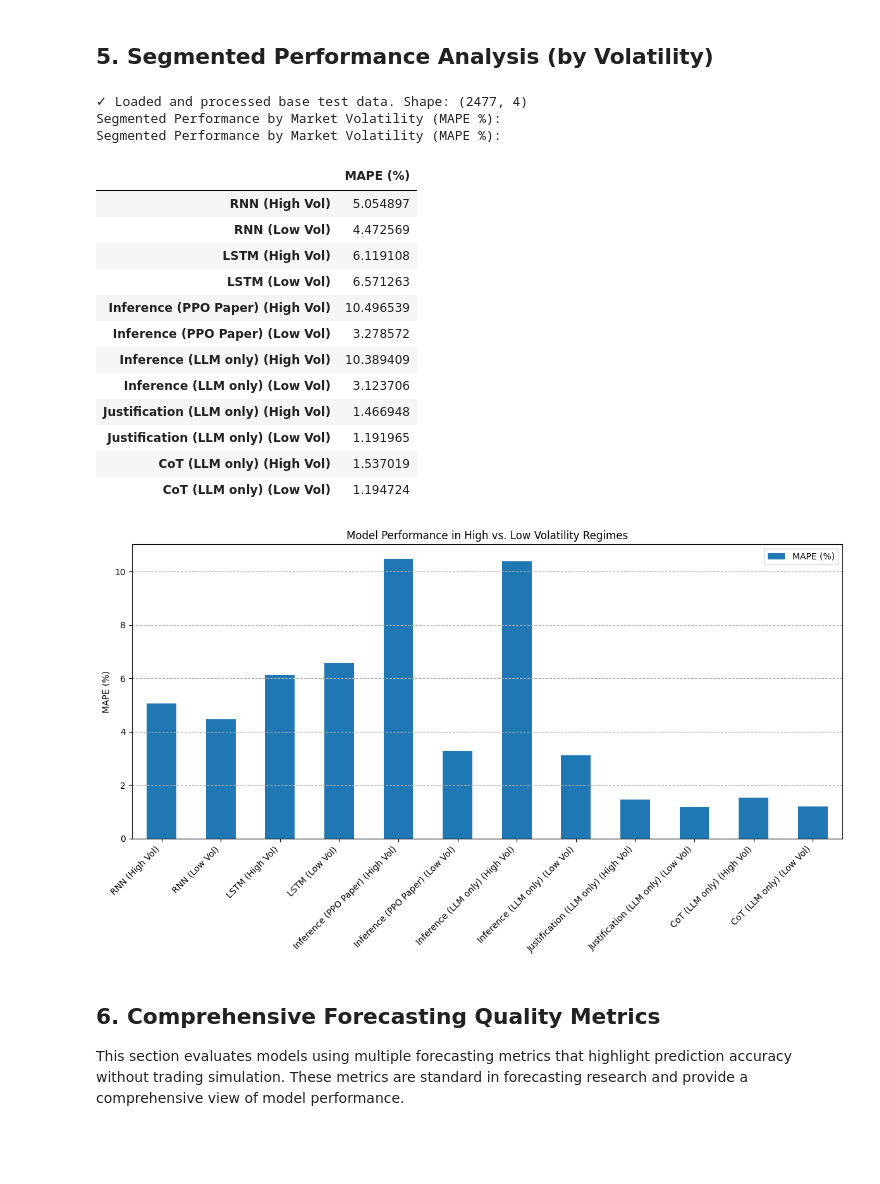
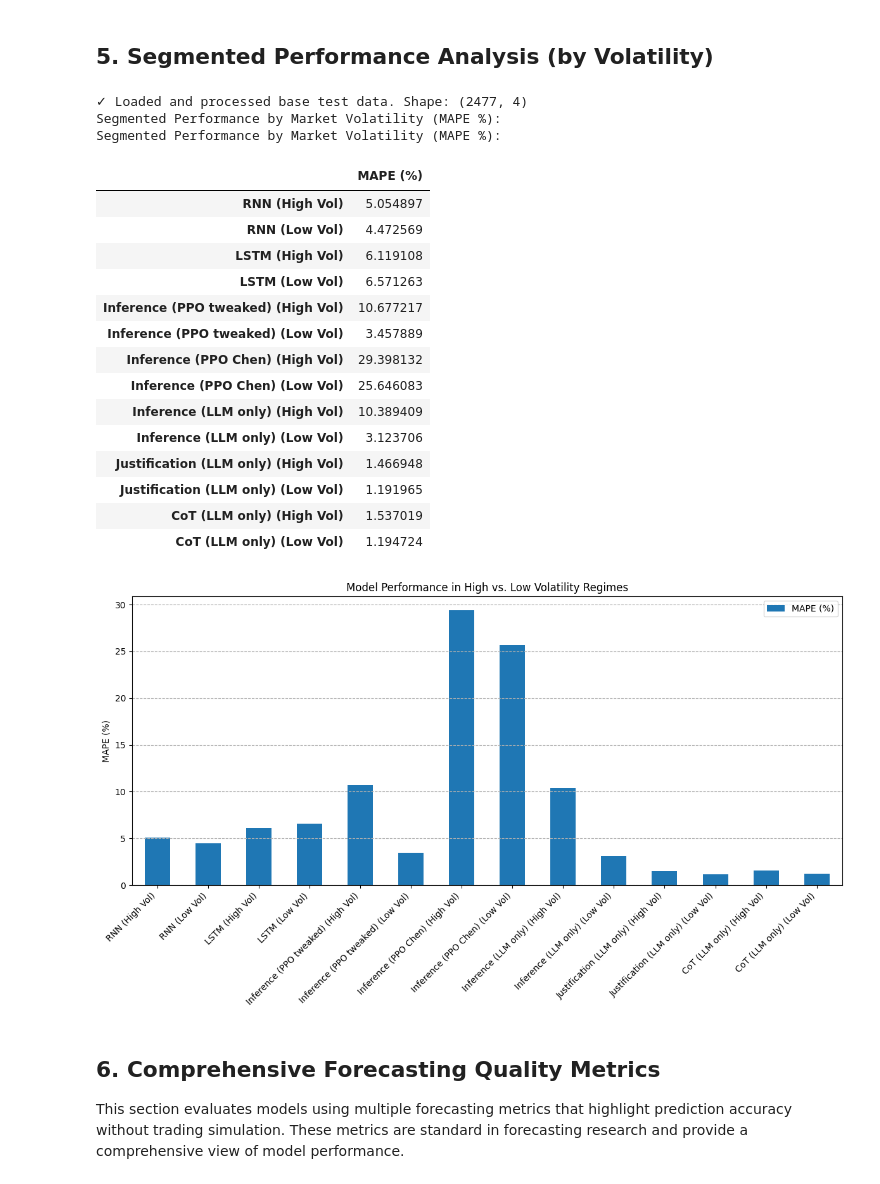
Before and after one commit to ajiayi-debug/StockPPOLLMresearch, a Jupyter notebook: model/llm_results.ipynb, the cells around one changed output. Saved outputs shown, nothing was run; the diff lists cells and outputs as text; code cells hidden in the pictures; blank space fills up the shorter version.

```diff
--- a/model/llm_results.ipynb
+++ b/model/llm_results.ipynb
@@ -54,6 +54,7 @@ try:
     # --- Load PPO-adjusted predictions ---
     # Original PPO model
     inference_ppo_df = pd.read_csv('../results/test_predictions_with_ppo.csv')
+    chen_ppo_df = pd.read_csv('../results/test_predictions_with_ppo_chen.csv')
 
     # --- Load raw LLM predictions (without PPO) ---
     with open('../results/llm_predictions_checkpoint.json', 'r') as f:
@@ -271,11 +278,15 @@ if 'rnn_lstm_df' in locals():
     analyze_by_volatility(rnn_lstm_df_vol, 'LSTM', volatility_results, pred_col='lstm_prediction')
 
 if base_test_df is not None:
-    # --- Analyze PPO (Paper) Model ---
-    if 'paper_ppo_df' in locals():
+    # --- Analyze PPO  Model ---
+    if 'inference_ppo_df' in locals():
         # The CSV already has the necessary columns, just merge recent_prices
-        paper_ppo_df['recent_prices'] = base_test_df['recent_prices']
-        analyze_by_volatility(paper_ppo_df, 'Inference (PPO Paper)', volatility_results, pred_col='ppo_adjusted_prediction')
+        inference_ppo_df['recent_prices'] = base_test_df['recent_prices']
+        analyze_by_volatility(inference_ppo_df, 'Inference (PPO tweaked)', volatility_results, pred_col='ppo_adjusted_prediction')
+
+    if 'chen_ppo_df' in locals():
+        chen_ppo_df['recent_prices'] = base_test_df['recent_prices']
+        analyze_by_volatility(chen_ppo_df, 'Inference (PPO Chen)', volatility_results, pred_col='ppo_adjusted_prediction')
 
     # --- Analyze Inference (LLM only) Model ---
     if 'inference_raw' in locals():
@@ -301,36 +312,38 @@ if base_test_df is not None:
 if volatility_results:
     volatility_df = pd.DataFrame(volatility_results).T
 
     print("Segmented Performance by Market Volatility (MAPE %):")
     display(volatility_df)
 
     volatility_df.plot(kind='bar', figsize=(12, 7))
     plt.title('Model Performance in High vs. Low Volatility Regimes')
     plt.ylabel('MAPE (%)')
     plt.xticks(rotation=45, ha='right')
     plt.grid(axis='y', linestyle='--')
     plt.tight_layout()
     plt.show()
 
 else:    print("Could not perform volatility analysis. Data not available.")
 # %% [output]
 ✓ Loaded and processed base test data. Shape: (2477, 4)
 Segmented Performance by Market Volatility (MAPE %):
 Segmented Performance by Market Volatility (MAPE %):
 |  | MAPE (%) |
 | RNN (High Vol) | 5.054897 |
 | RNN (Low Vol) | 4.472569 |
 | LSTM (High Vol) | 6.119108 |
 | LSTM (Low Vol) | 6.571263 |
-| Inference (PPO Paper) (High Vol) | 10.496539 |
-| Inference (PPO Paper) (Low Vol) | 3.278572 |
+| Inference (PPO tweaked) (High Vol) | 10.677217 |
+| Inference (PPO tweaked) (Low Vol) | 3.457889 |
+| Inference (PPO Chen) (High Vol) | 29.398132 |
+| Inference (PPO Chen) (Low Vol) | 25.646083 |
 | Inference (LLM only) (High Vol) | 10.389409 |
 | Inference (LLM only) (Low Vol) | 3.123706 |
 | Justification (LLM only) (High Vol) | 1.466948 |
 | Justification (LLM only) (Low Vol) | 1.191965 |
 | CoT (LLM only) (High Vol) | 1.537019 |
 | CoT (LLM only) (Low Vol) | 1.194724 |
-[figure, old version]
+[figure, new version]
 # %% [markdown]
 ## 6. Comprehensive Forecasting Quality Metrics
 
```
Also changed, not shown: parts of 7 cells of this notebook, 15 other files.
